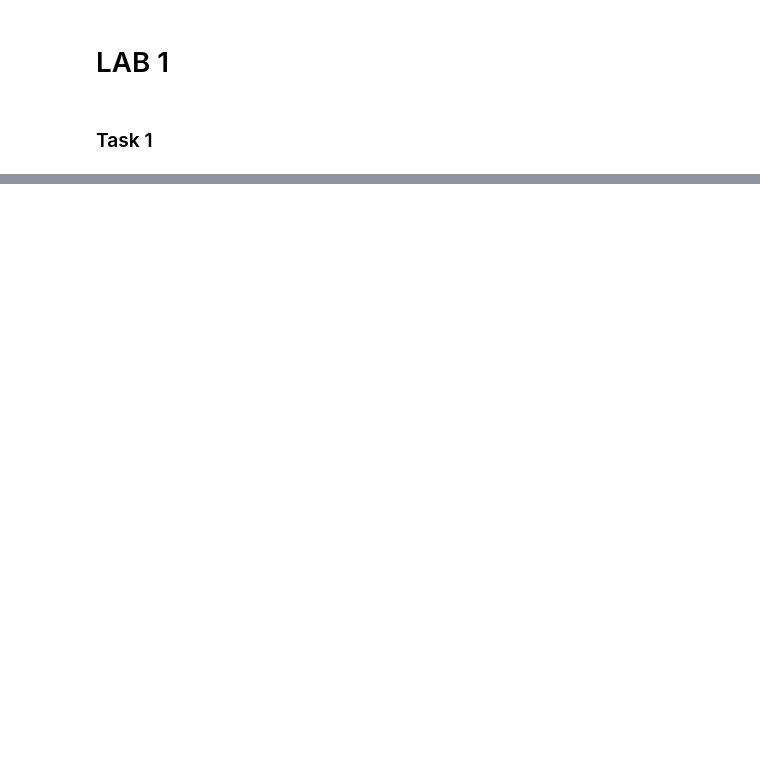
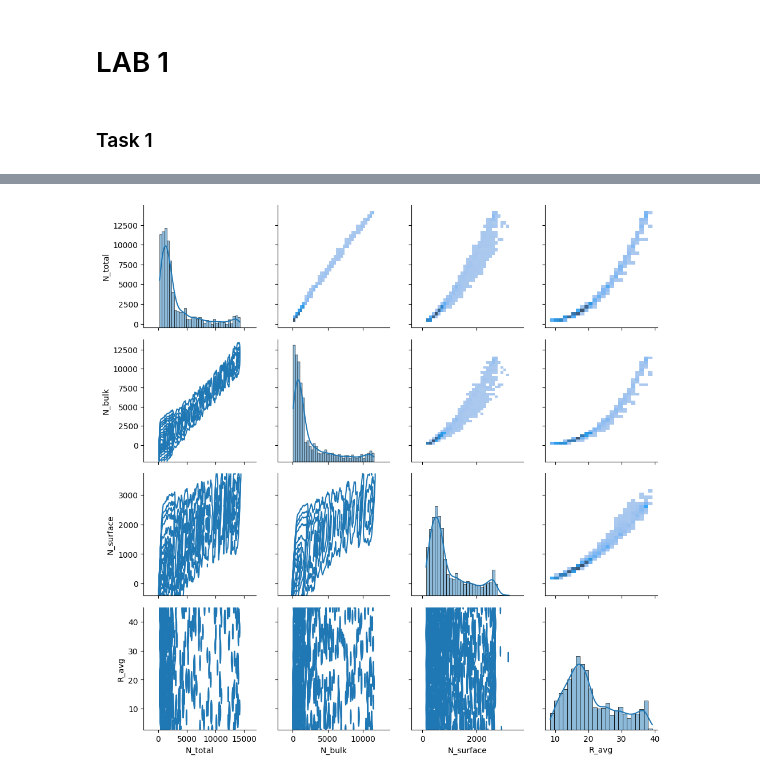
Before and after one commit to sathmijayasuriya/DL-lab1, a Jupyter notebook: IT20783044_Lab1.ipynb, the cells around one changed output, grey strips where cells are left out. Drawn from its saved outputs; the diff is of its cells as text; code cells hidden in the pictures; blank space fills up the shorter version.

```diff
--- a/IT20783044_Lab1.ipynb
+++ b/IT20783044_Lab1.ipynb
@@ -126,6 +243,8 @@ plt.show()
 # %%
-g = sns.PairGrid(new_df)
+g = sns.PairGrid(new_data)
 g.map_upper(sns.histplot, kde=True)  # Bivariate histogram
 g.map_diag(sns.histplot, kde=True)   # Histogram with KDE
 g.map_lower(sns.kdeplot)             # Bivariate KDE
 plt.show()
+# %% [output]
+[figure, added]
```
Also changed, not shown: parts of 16 cells of this notebook, 1 other file.
